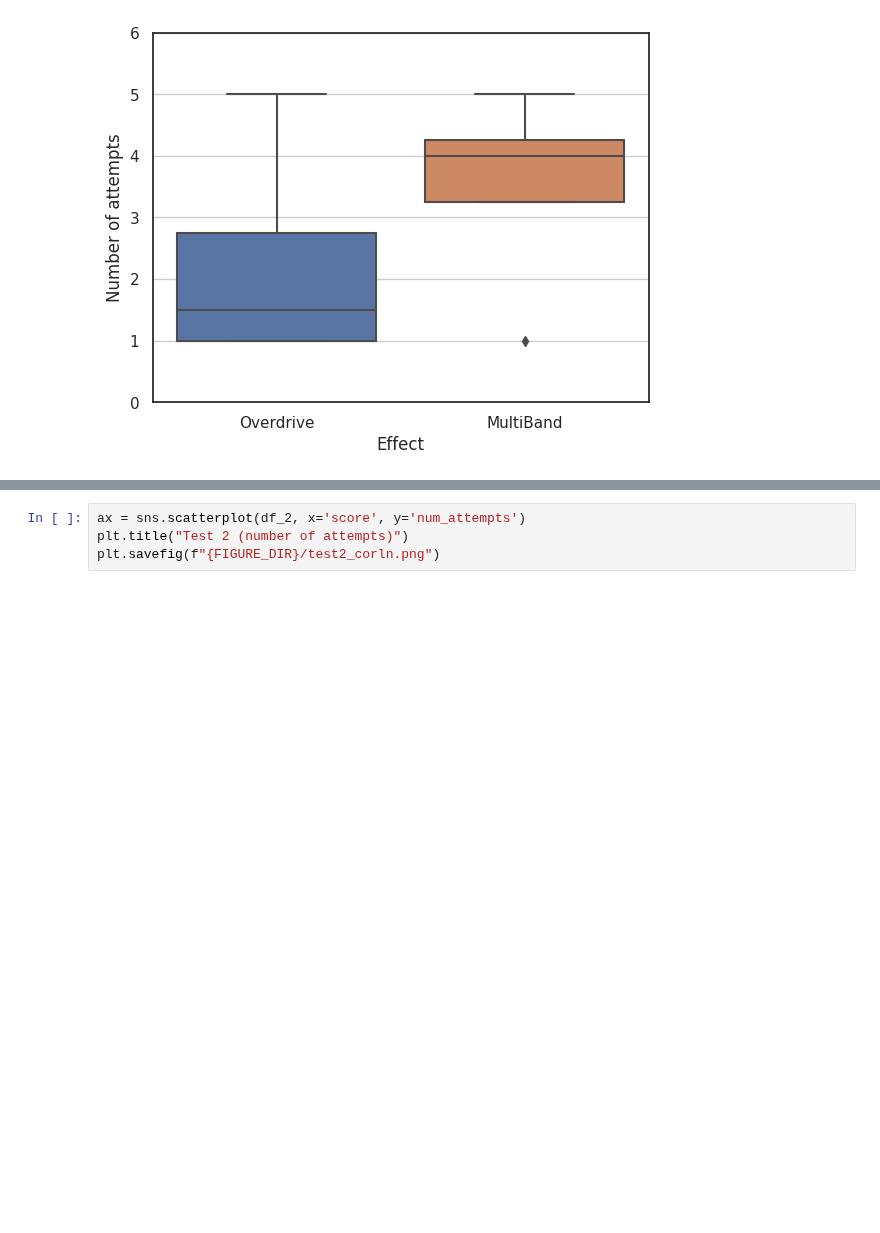
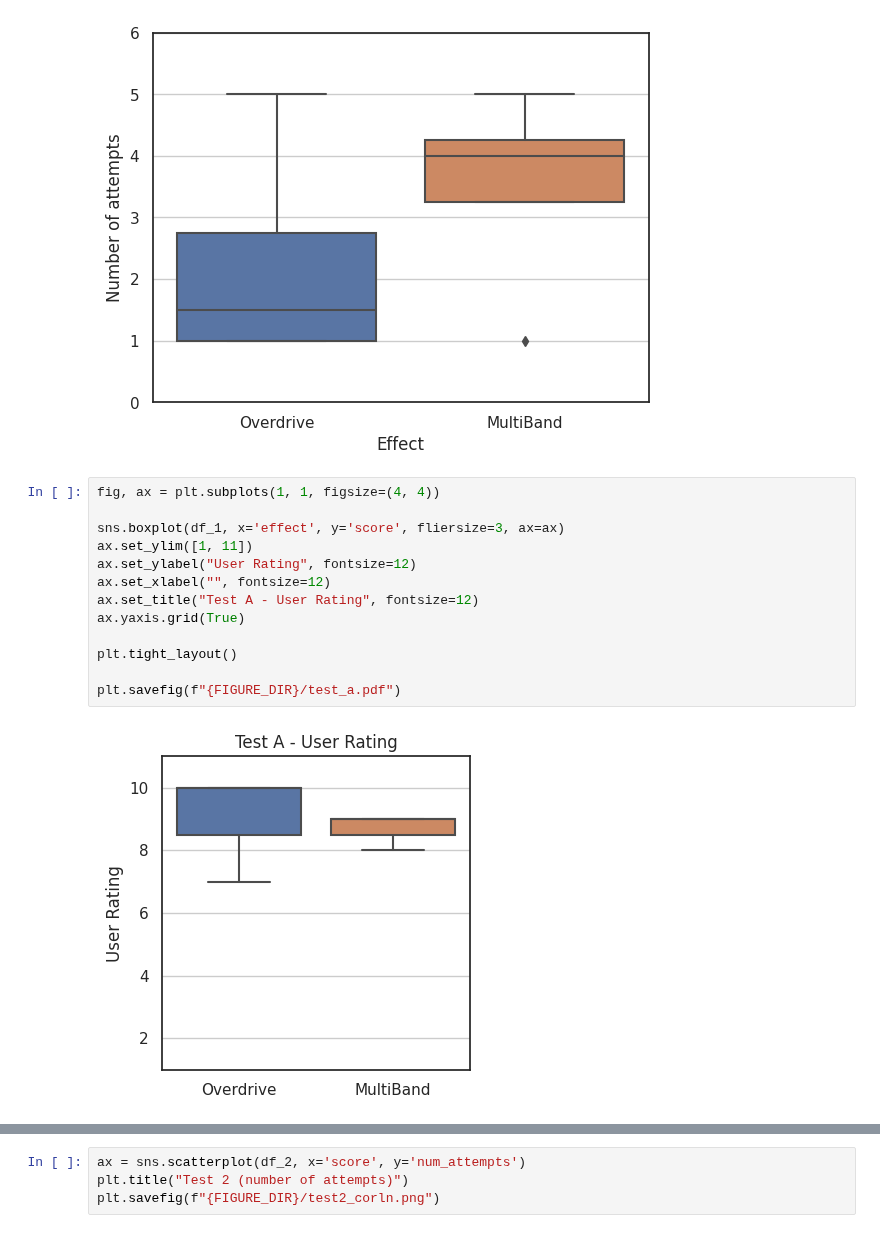
Before and after one commit to kieran-grant/Level5ProjectAudioVAE, a Jupyter notebook: src/evaluation/expert_evaluation.ipynb, the cells around one changed output, grey strips where cells are left out. Cells and saved outputs as stored; diff of their text form; blank space fills up the shorter version.

```diff
--- a/src/evaluation/expert_evaluation.ipynb
+++ b/src/evaluation/expert_evaluation.ipynb
@@ -96,3 +96,18 @@ ax.yaxis.grid(True)
 plt.savefig(f"{FIGURE_DIR}/test2_attempts.pdf")
 # %% [output]
 [figure]
+# %%
+fig, ax = plt.subplots(1, 1, figsize=(4, 4))
+
+sns.boxplot(df_1, x='effect', y='score', fliersize=3, ax=ax)
+ax.set_ylim([1, 11])
+ax.set_ylabel("User Rating", fontsize=12)
+ax.set_xlabel("", fontsize=12)
+ax.set_title("Test A - User Rating", fontsize=12)
+ax.yaxis.grid(True)
+
+plt.tight_layout()
+
+plt.savefig(f"{FIGURE_DIR}/test_a.pdf")
+# %% [output]
+[figure, added]
```
Also changed, not shown: parts of 2 cells of this notebook, 12 other files.
